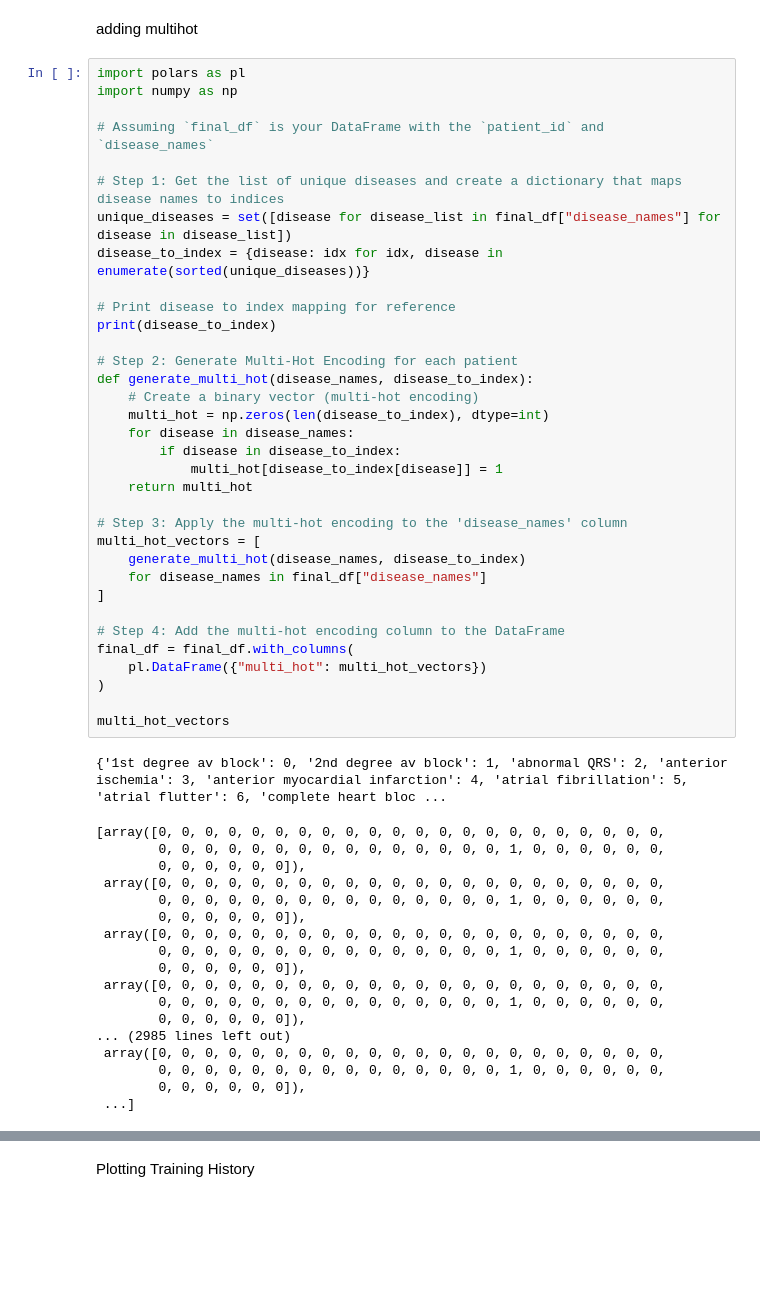
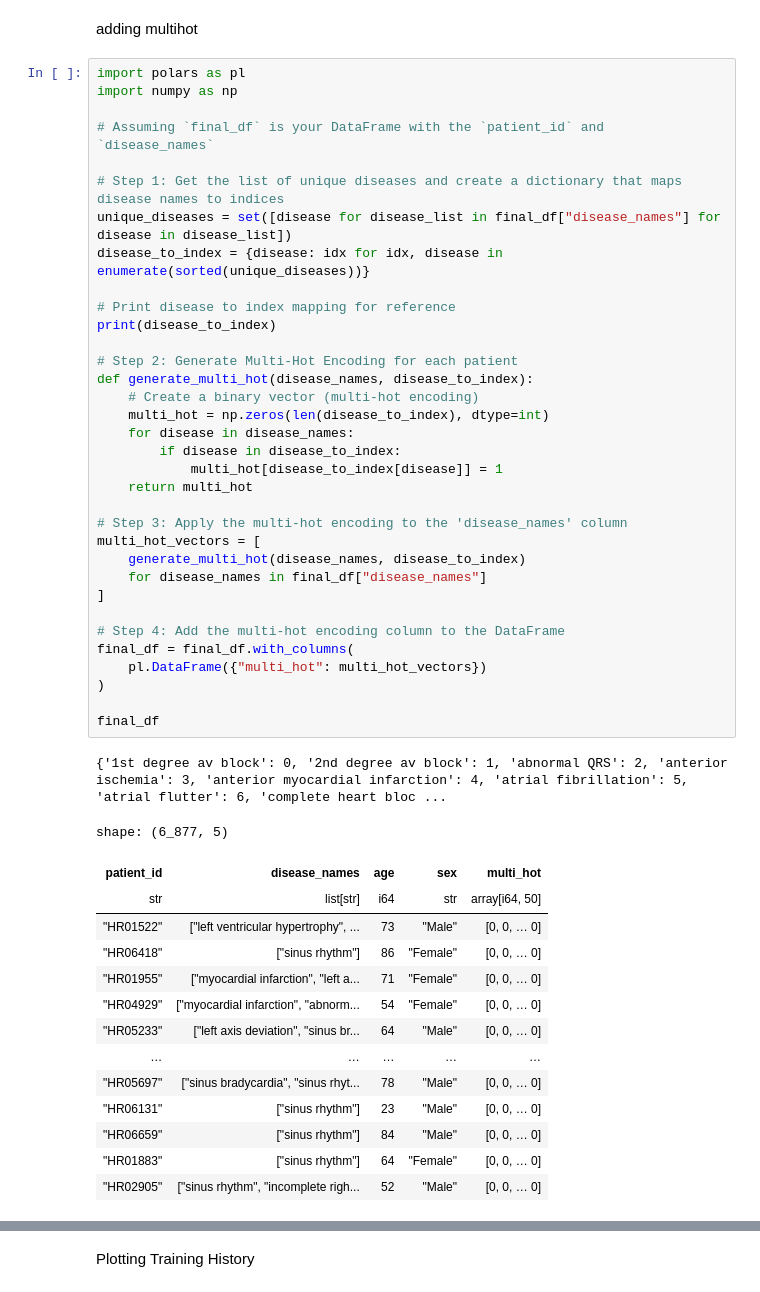
Before and after one commit to bungerz/firstDataAnalysis, a Jupyter notebook: Hackathon_AI_Health.ipynb, the cells around one changed output, grey strips where cells are left out. Cells and saved outputs as stored; diff of their text form; blank space fills up the shorter version.

```diff
--- a/Hackathon_AI_Health.ipynb
+++ b/Hackathon_AI_Health.ipynb
@@ -359,50 +355,47 @@ import numpy as np
 
 # Step 1: Get the list of unique diseases and create a dictionary that maps disease names to indices
 unique_diseases = set([disease for disease_list in final_df["disease_names"] for disease in disease_list])
 disease_to_index = {disease: idx for idx, disease in enumerate(sorted(unique_diseases))}
 
 # Print disease to index mapping for reference
 print(disease_to_index)
 
 # Step 2: Generate Multi-Hot Encoding for each patient
 def generate_multi_hot(disease_names, disease_to_index):
     # Create a binary vector (multi-hot encoding)
     multi_hot = np.zeros(len(disease_to_index), dtype=int)
     for disease in disease_names:
         if disease in disease_to_index:
             multi_hot[disease_to_index[disease]] = 1
     return multi_hot
 
 # Step 3: Apply the multi-hot encoding to the 'disease_names' column
 multi_hot_vectors = [
     generate_multi_hot(disease_names, disease_to_index)
     for disease_names in final_df["disease_names"]
 ]
 
 # Step 4: Add the multi-hot encoding column to the DataFrame
 final_df = final_df.with_columns(
     pl.DataFrame({"multi_hot": multi_hot_vectors})
 )
 
-multi_hot_vectors
+final_df
 # %% [output]
 {'1st degree av block': 0, '2nd degree av block': 1, 'abnormal QRS': 2, 'anterior ischemia': 3, 'anterior myocardial infarction': 4, 'atrial fibrillation': 5, 'atrial flutter': 6, 'complete heart bloc ...
-[array([0, 0, 0, 0, 0, 0, 0, 0, 0, 0, 0, 0, 0, 0, 0, 0, 0, 0, 0, 0, 0, 0,
-        0, 0, 0, 0, 0, 0, 0, 0, 0, 0, 0, 0, 0, 0, 0, 1, 0, 0, 0, 0, 0, 0,
-        0, 0, 0, 0, 0, 0]),
- array([0, 0, 0, 0, 0, 0, 0, 0, 0, 0, 0, 0, 0, 0, 0, 0, 0, 0, 0, 0, 0, 0,
-        0, 0, 0, 0, 0, 0, 0, 0, 0, 0, 0, 0, 0, 0, 0, 1, 0, 0, 0, 0, 0, 0,
-        0, 0, 0, 0, 0, 0]),
- array([0, 0, 0, 0, 0, 0, 0, 0, 0, 0, 0, 0, 0, 0, 0, 0, 0, 0, 0, 0, 0, 0,
-        0, 0, 0, 0, 0, 0, 0, 0, 0, 0, 0, 0, 0, 0, 0, 1, 0, 0, 0, 0, 0, 0,
-        0, 0, 0, 0, 0, 0]),
- array([0, 0, 0, 0, 0, 0, 0, 0, 0, 0, 0, 0, 0, 0, 0, 0, 0, 0, 0, 0, 0, 0,
-        0, 0, 0, 0, 0, 0, 0, 0, 0, 0, 0, 0, 0, 0, 0, 1, 0, 0, 0, 0, 0, 0,
-        0, 0, 0, 0, 0, 0]),
-... (2985 lines left out)
- array([0, 0, 0, 0, 0, 0, 0, 0, 0, 0, 0, 0, 0, 0, 0, 0, 0, 0, 0, 0, 0, 0,
-        0, 0, 0, 0, 0, 0, 0, 0, 0, 0, 0, 0, 0, 0, 0, 1, 0, 0, 0, 0, 0, 0,
-        0, 0, 0, 0, 0, 0]),
- ...]
+shape: (6_877, 5)
+| patient_id | disease_names | age | sex | multi_hot |
+| str | list[str] | i64 | str | array[i64, 50] |
+| "HR01522" | ["left ventricular hypertrophy", ... | 73 | "Male" | [0, 0, … 0] |
+| "HR06418" | ["sinus rhythm"] | 86 | "Female" | [0, 0, … 0] |
+| "HR01955" | ["myocardial infarction", "left a... | 71 | "Female" | [0, 0, … 0] |
+| "HR04929" | ["myocardial infarction", "abnorm... | 54 | "Female" | [0, 0, … 0] |
+| "HR05233" | ["left axis deviation", "sinus br... | 64 | "Male" | [0, 0, … 0] |
+| … | … | … | … | … |
+| "HR05697" | ["sinus bradycardia", "sinus rhyt... | 78 | "Male" | [0, 0, … 0] |
+| "HR06131" | ["sinus rhythm"] | 23 | "Male" | [0, 0, … 0] |
+| "HR06659" | ["sinus rhythm"] | 84 | "Male" | [0, 0, … 0] |
+| "HR01883" | ["sinus rhythm"] | 64 | "Female" | [0, 0, … 0] |
+| "HR02905" | ["sinus rhythm", "incomplete righ... | 52 | "Male" | [0, 0, … 0] |
 # %%
 # Step 1: Load ECG Data for each patient
```
Also changed, not shown: parts of 13 cells of this notebook.
